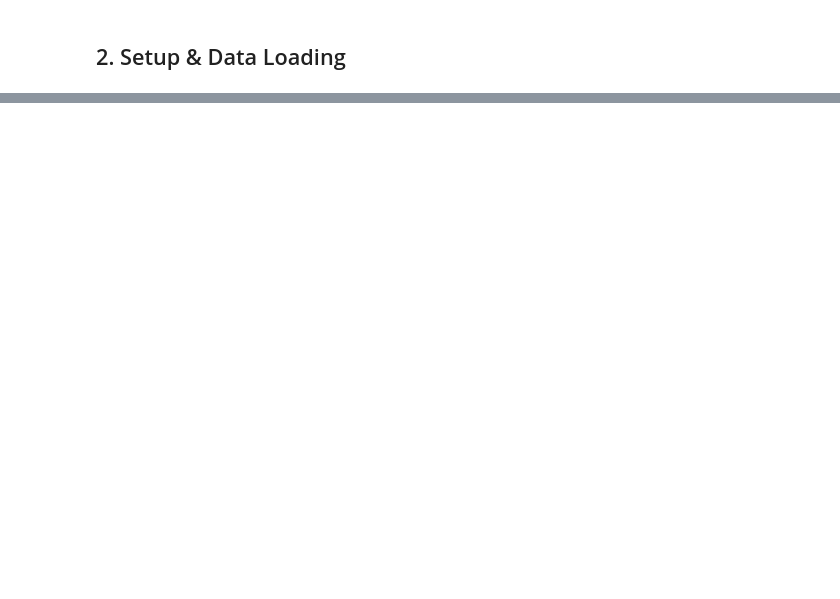
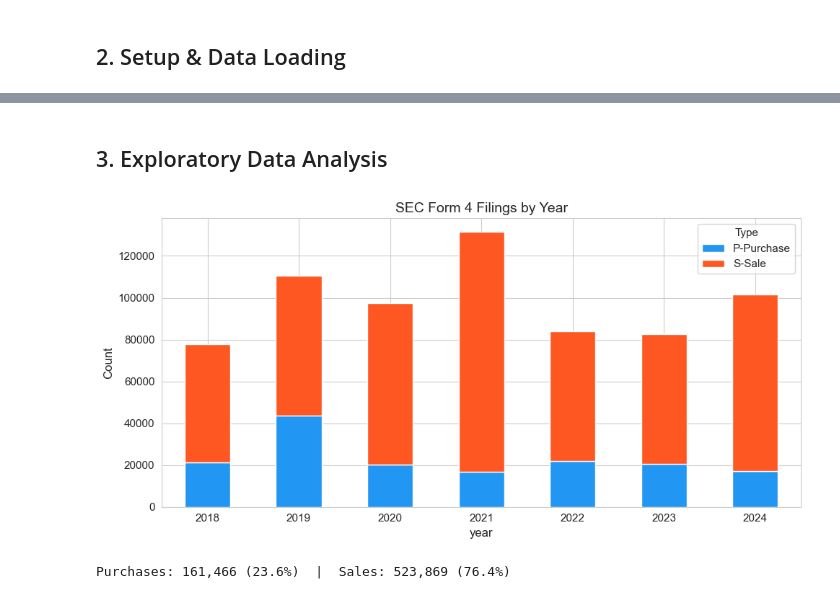
Before and after one commit to zaranip/ml-final-project, a Jupyter notebook: insider_trading_signals.ipynb, the cells around one changed output, grey strips where cells are left out. Saved outputs shown, nothing was run; the diff lists cells and outputs as text; code cells hidden in the pictures; blank space fills up the shorter version.

```diff
--- a/insider_trading_signals.ipynb
+++ b/insider_trading_signals.ipynb
@@ -966,0 +99,18 @@ plt.tight_layout(); plt.show()
+# %% [markdown]
+## 3. Exploratory Data Analysis
+# %%
+# (a) Filings by year & type
+filings['year'] = filings['filing_date'].dt.year
+yt = filings.groupby(['year', 'transaction_type']).size().unstack(fill_value=0)
+fig, ax = plt.subplots(figsize=(10, 5))
+yt.plot(kind='bar', stacked=True, ax=ax, color=['#2196F3', '#FF5722'], edgecolor='white')
+ax.set_title('SEC Form 4 Filings by Year'); ax.set_ylabel('Count')
+ax.set_xticklabels(ax.get_xticklabels(), rotation=0); ax.legend(title='Type')
+plt.tight_layout(); plt.show()
+
+n_buy = (filings['transaction_type'] == 'P-Purchase').sum()
+print(f"Purchases: {n_buy:,} ({n_buy/len(filings):.1%})  |  "
+      f"Sales: {len(filings)-n_buy:,} ({1-n_buy/len(filings):.1%})")
+# %% [output]
+[figure, added]
+Purchases: 161,466 (23.6%)  |  Sales: 523,869 (76.4%)
```
Also changed, not shown: parts of 92 cells of this notebook, 6 other files.
